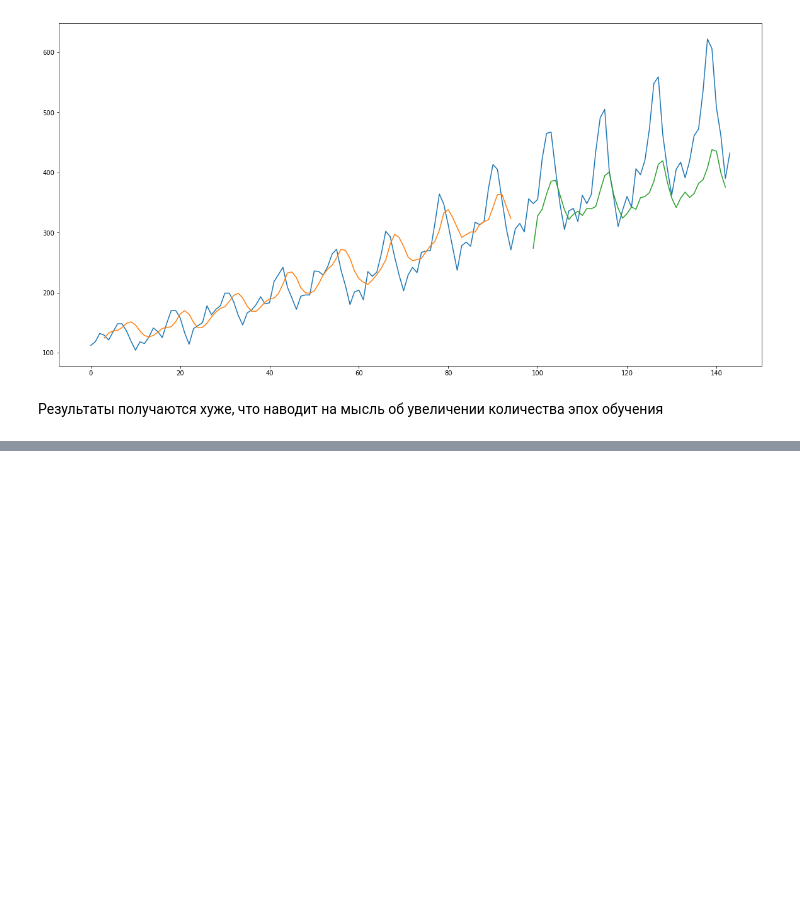
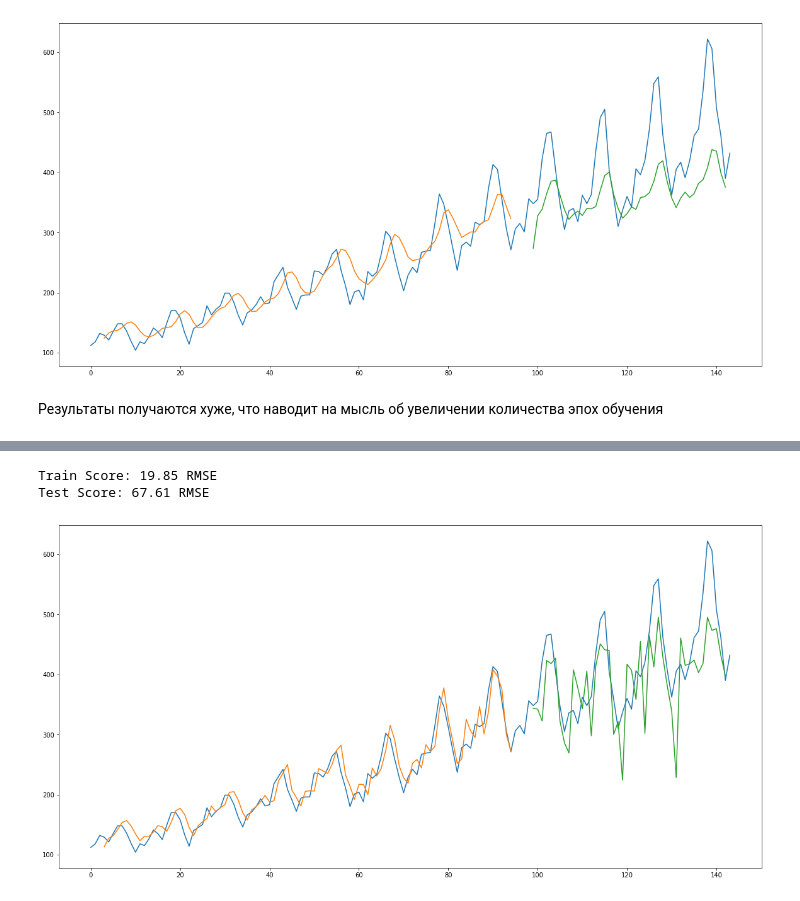
Before and after one commit to rklepov/hse-cs-ml-2018-2019, a Jupyter notebook: 05-NN/04-lstm/2 -LSTM_exercise stacked.ipynb, the cells around one changed output, grey strips where cells are left out. Saved outputs shown, nothing was run; the diff lists cells and outputs as text; code cells hidden in the pictures; blank space fills up the shorter version.

```diff
--- a/05-NN/04-lstm/2 -LSTM_exercise stacked.ipynb
+++ b/05-NN/04-lstm/2 -LSTM_exercise stacked.ipynb
@@ -141,0 +161,10 @@ plt.show()
+# %%
+batch_size = 1
+model = Sequential()
+model.add(LSTM(4, batch_input_shape=(batch_size, look_back, 1), stateful=True, return_sequences=True))
+model.add(LSTM(4, batch_input_shape=(batch_size, look_back, 1), stateful=True))
+model.add(Dense(1))
+model.compile(loss='mean_squared_error', optimizer='adam')
+for i in range(200):
+    model.fit(X_train, Y_train, epochs=1, batch_size=batch_size, verbose=2, shuffle=False)
+    model.reset_states()
@@ -141,0 +189,33 @@ plt.show()
+# %%
+pred_train = model.predict(X_train, batch_size=batch_size)
+model.reset_states()
+pred_test = model.predict(X_test, batch_size=batch_size)
+# %%
+pred_train = scaler.inverse_transform(pred_train)
+Y_train = scaler.inverse_transform([Y_train])
+pred_test = scaler.inverse_transform(pred_test)
+Y_test = scaler.inverse_transform([Y_test])
+# %%
+score_train = math.sqrt(mean_squared_error(Y_train[0], pred_train[:,0]))
+print('Train Score: %.2f RMSE' % (score_train))
+score_test = math.sqrt(mean_squared_error(Y_test[0], pred_test[:,0]))
+print('Test Score: %.2f RMSE' % (score_test))
+# %% [output]
+Train Score: 19.85 RMSE
+Test Score: 67.61 RMSE
+# %%
+pred_train_plot = numpy.empty_like(data)
+pred_train_plot[:, :] = numpy.nan
+pred_train_plot[look_back:len(pred_train)+look_back, :] = pred_train
+
+pred_test_plot = numpy.empty_like(data)
+pred_test_plot[:, :] = numpy.nan
+pred_test_plot[len(pred_train)+(look_back*2)+1:len(data)-1, :] = pred_test
+# %%
+plt.figure(figsize=(20,10))
+plt.plot(scaler.inverse_transform(data))
+plt.plot(pred_train_plot)
+plt.plot(pred_test_plot)
+plt.show()
+# %% [output]
+[figure, added]
```
Also changed, not shown: parts of 9 cells of this notebook, 1 other file.
